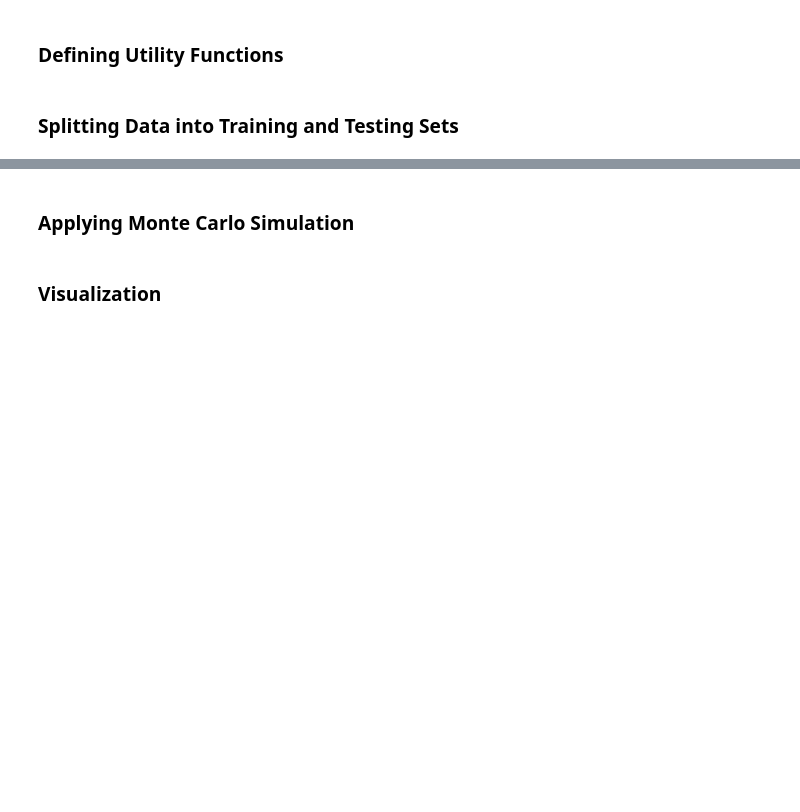
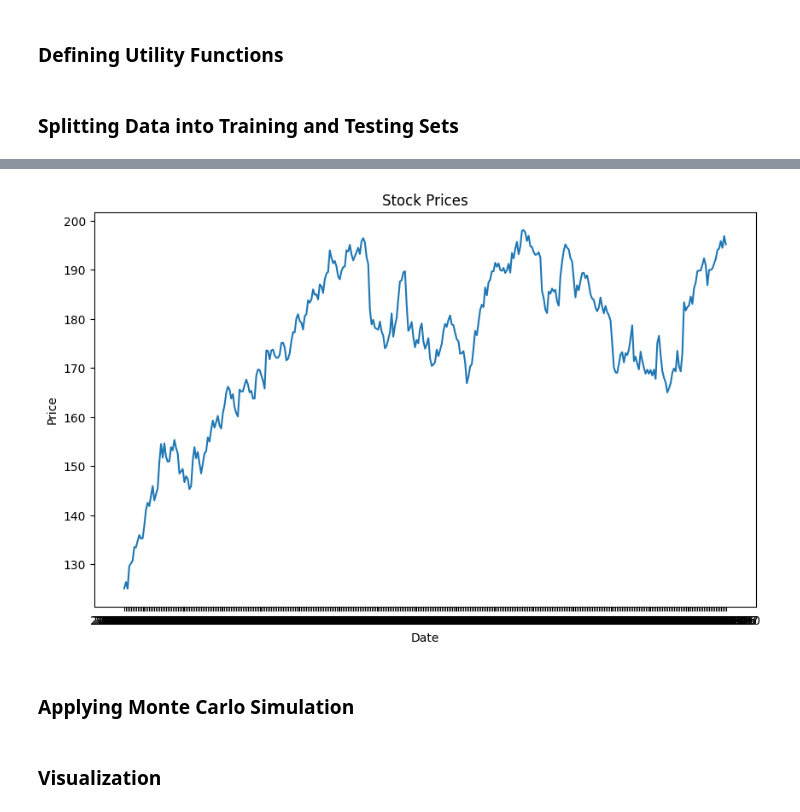
Before and after one commit to shortthirdman/DataScience-Jupyter-Notebooks, a Jupyter notebook: notebooks/StockPricePrediction_MonteCarloSimulations.ipynb, the cells around one changed output, grey strips where cells are left out. Saved outputs shown, nothing was run; the diff lists cells and outputs as text; code cells hidden in the pictures; blank space fills up the shorter version.

```diff
--- a/notebooks/StockPricePrediction_MonteCarloSimulations.ipynb
+++ b/notebooks/StockPricePrediction_MonteCarloSimulations.ipynb
@@ -16,3 +16,12 @@ import pandas_ta as ta
 import matplotlib.pyplot as plt
 from scipy.stats import norm
 import httpx
+import os
+import backtesting
+
+warnings.filterwarnings('ignore')
+
+backtesting.set_bokeh_output(notebook=False)
+
+FMP_API_KEY = "Q3jBkzf83C3TlvGThLCaT6xLSjO1cD1X" # os.environ.get('FMP_API_KEY')
+FMP_BASE_URL = "https://financialmodelingprep.com/api/v3"
@@ -29,13 +41,13 @@ def make_api_request(api_endpoint, params):
         return None
 
 def get_historical_price_full_crypto(symbol):
-    api_endpoint = f"{BASE_URL_FMP}/historical-price-full/crypto/{symbol}"
+    api_endpoint = f"{FMP_BASE_URL}/historical-price-full/crypto/{symbol}"
     params = {"apikey": FMP_API_KEY}
     return make_api_request(api_endpoint, params)
 
 
 def get_historical_price_full_stock(symbol):
-    api_endpoint = f"{BASE_URL_FMP}/historical-price-full/{symbol}"
+    api_endpoint = f"{FMP_BASE_URL}/historical-price-full/{symbol}"
     params = {"apikey": FMP_API_KEY}
 
     return make_api_request(api_endpoint, params)
@@ -60,7 +72,7 @@ def get_all_crypto():
     ]
 
 def get_financial_statements_lists():
-    api_endpoint = f"{BASE_URL_FMP}/financial-statement-symbol-lists"
+    api_endpoint = f"{FMP_BASE_URL}/financial-statement-symbol-lists"
     params = {"apikey": FMP_API_KEY}
     return make_api_request(api_endpoint, params)
 # %% [markdown]
@@ -68,10 +80,19 @@ def get_financial_statements_lists():
 # %%
 stock_symbol = "AAPL"
 stock_prices = get_historical_price_full_stock(stock_symbol)
-data = pd.DataFrame(stock_prices['historical'])
+
+if stock_prices is not None:
+    data = pd.DataFrame(stock_prices['historical'])
+else:
+    raise RuntimeError('Could not load stock prices')
+
+data.head(5)
+
+data.tail(5)
 
 # Splitting the data
 january_2023_index = data[(data['date'] < '2023-01-01')].index
+prices_before_january_2023 = data[(data['date'] < '2023-01-01')]
 prices_after_january_2023 = data.drop(january_2023_index)
 
 # Assuming prices_after_january_2023 is your DataFrame
@@ -92,11 +136,14 @@ prices_after_january_2023 = prices_after_january_2023.sort_values(by=['date'], a
 # %%
 plt.figure(figsize=(10, 6))
 plt.title('Stock Prices')
 plt.xlabel('Date')
 plt.ylabel('Price')
-plt.plot(prices_before_january_2023['date'], prices_before_january_2023['Close'])
+# if (prices_before_january_2023 is not None) and (not prices_before_january_2023.empty):
+#     plt.plot(prices_before_january_2023['date'], prices_before_january_2023['Close'])
 plt.plot(prices_after_january_2023['date'], prices_after_january_2023['Close'])
 plt.show()
+# %% [output]
+[figure, added]
 # %% [markdown]
 ### Applying Monte Carlo Simulation
 # %%
```
Also changed, not shown: parts of 4 cells of this notebook, 5 other files.
